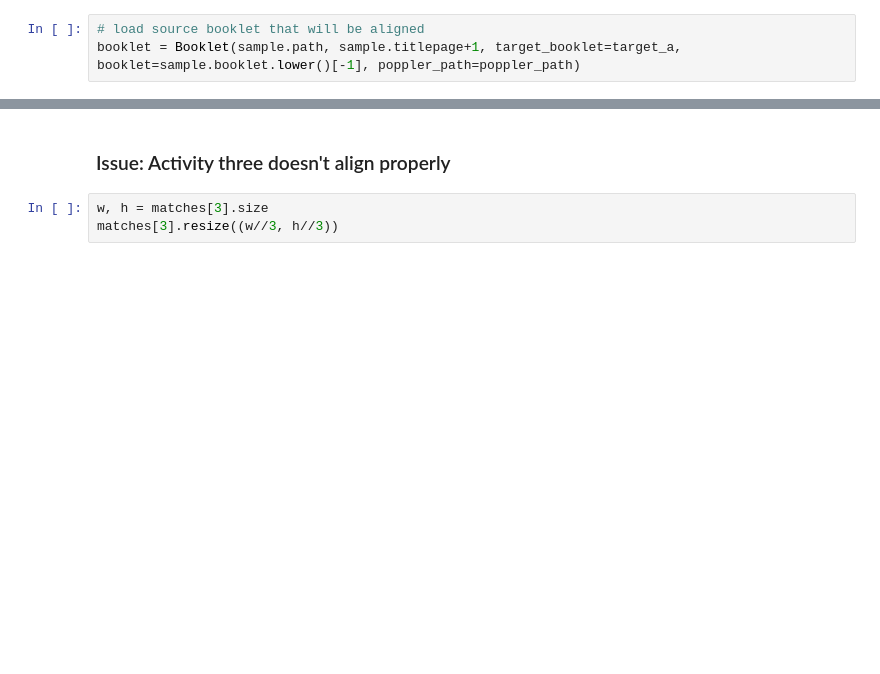
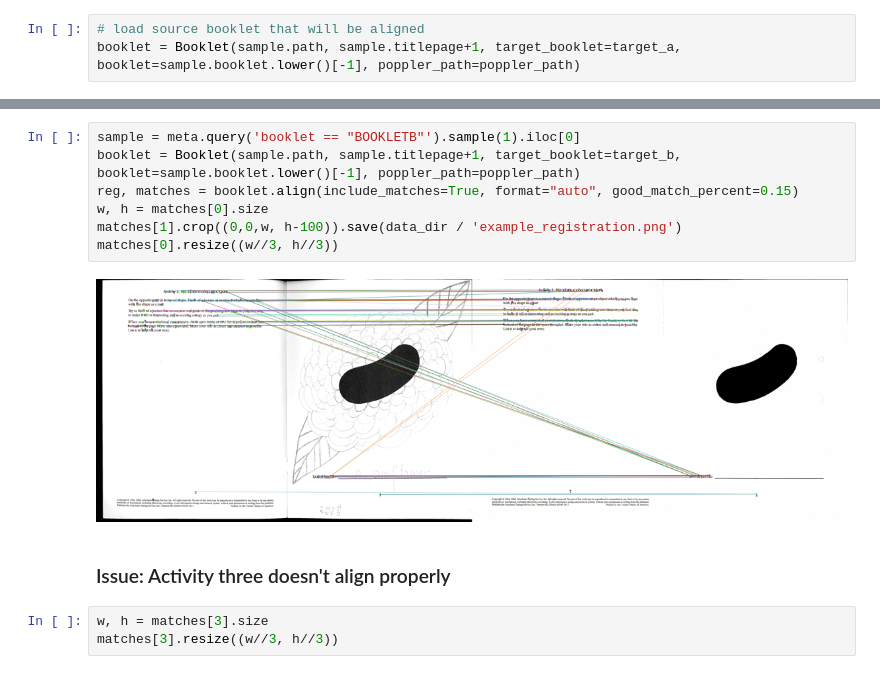
Before and after one commit to massivetexts/motes-figural, a Jupyter notebook: notebooks/data_prep/alignment.ipynb, the cells around one changed output, grey strips where cells are left out. Drawn from its saved outputs; the diff is of its cells as text; blank space fills up the shorter version.

```diff
--- a/notebooks/data_prep/alignment.ipynb
+++ b/notebooks/data_prep/alignment.ipynb
@@ -49,3 +52,12 @@ matches[0].resize((w//3, h//3))
+# %%
+sample = meta.query('booklet == "BOOKLETB"').sample(1).iloc[0]
+booklet = Booklet(sample.path, sample.titlepage+1, target_booklet=target_b, booklet=sample.booklet.lower()[-1], poppler_path=poppler_path)
+reg, matches = booklet.align(include_matches=True, format="auto", good_match_percent=0.15)
+w, h = matches[0].size
+matches[1].crop((0,0,w, h-100)).save(data_dir / 'example_registration.png')
+matches[0].resize((w//3, h//3))
+# %% [output]
+[figure, added]
 # %% [markdown]
 ### Issue: Activity three doesn't align properly
 # %%
```
Also changed, not shown: parts of 11 cells of this notebook, 1 other file.
